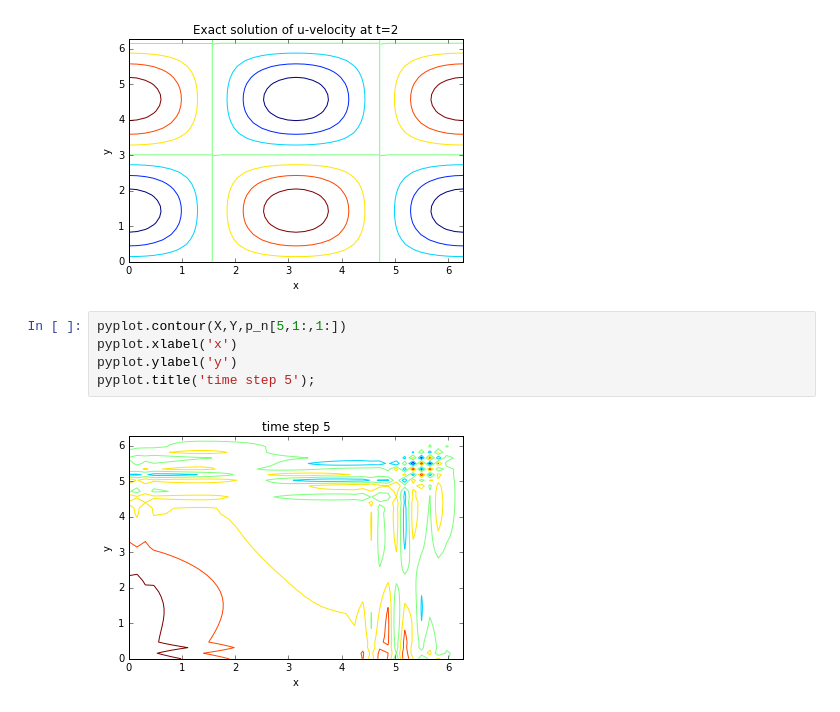
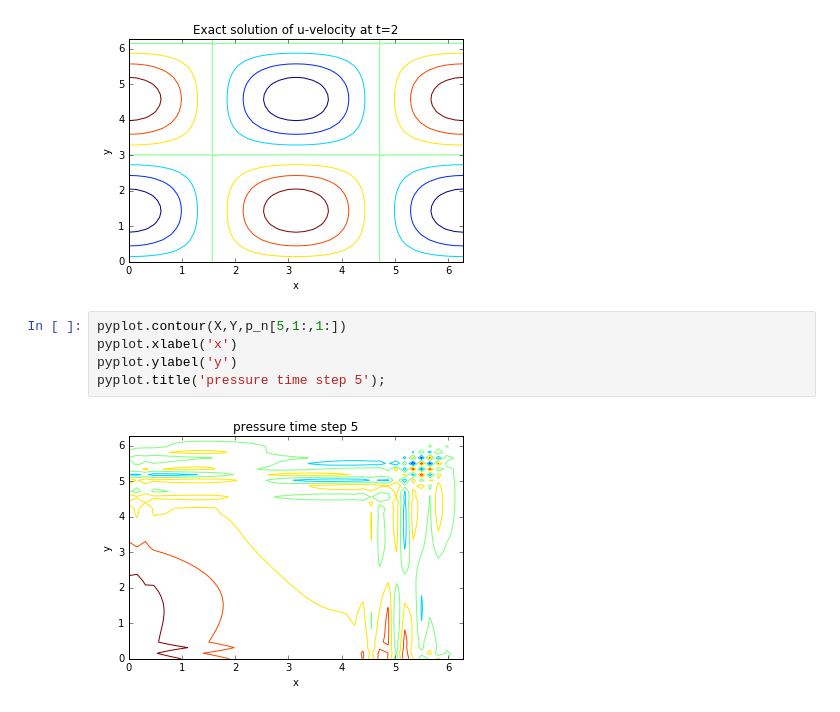
Before and after one commit to vickyat/CFD, a Jupyter notebook: Project_Part_2_Q1.ipynb, the cells around one changed output. Drawn from its saved outputs; the diff is of its cells as text.

```diff
--- a/Project_Part_2_Q1.ipynb
+++ b/Project_Part_2_Q1.ipynb
@@ -517,7 +585,7 @@ pyplot.title('Exact solution of u-velocity at t=2');
 # %%
 pyplot.contour(X,Y,p_n[5,1:,1:])
 pyplot.xlabel('x')
 pyplot.ylabel('y')
-pyplot.title('time step 5');
+pyplot.title('pressure time step 5');
 # %% [output]
-[figure, old version]
+[figure, new version]
```
Also changed, not shown: parts of 17 cells of this notebook, 1 other file.
